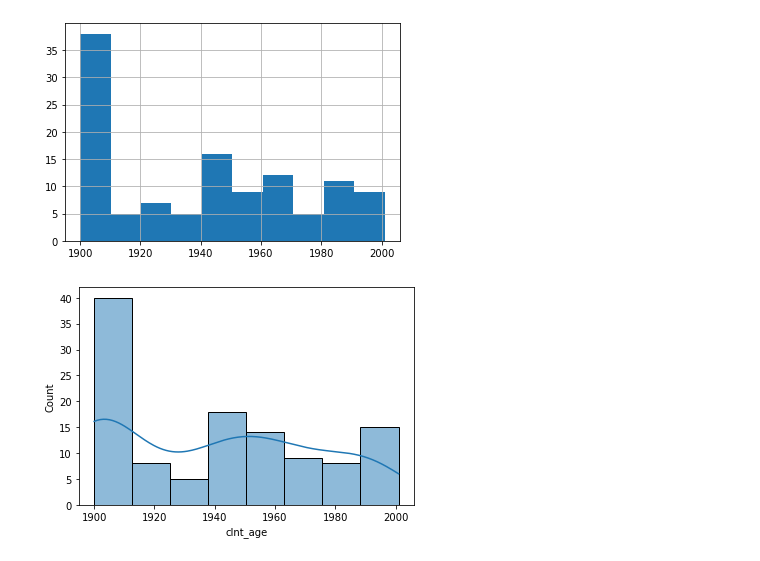
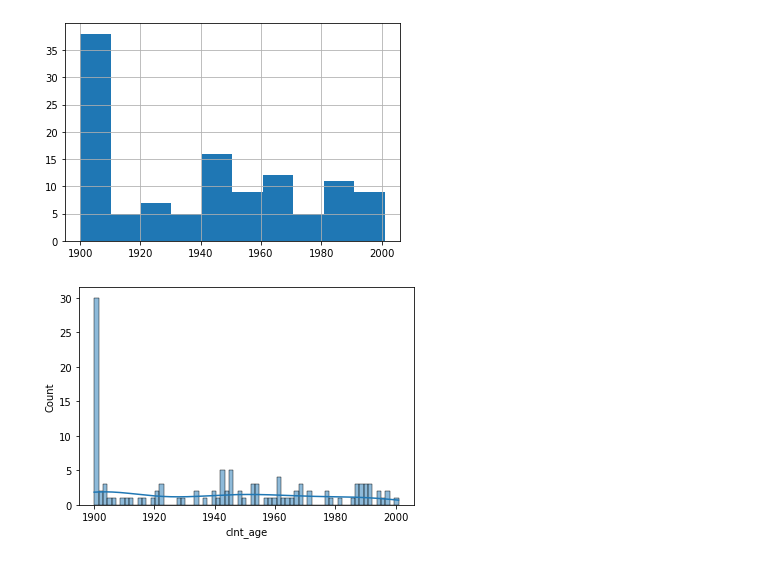
Before and after one commit to valpaq/some_competitions, a Jupyter notebook: ODS VTB/Untitled.ipynb, the cells around one changed output. Drawn from its saved outputs; the diff is of its cells as text; code cells hidden in the pictures.

```diff
--- a/ODS VTB/Untitled.ipynb
+++ b/ODS VTB/Untitled.ipynb
@@ -130,7 +130,7 @@ crm_data.loc[crm_data['clnt_age']>1700].clnt_age.hist()
 <AxesSubplot:>
 [figure]
 # %%
-sns.histplot(crm_data.loc[crm_data['clnt_age']>1700].clnt_age, kde=True)
+sns.histplot(crm_data.loc[crm_data['clnt_age']>1700].clnt_age, kde=True,bins=70)
 plt.show()
 # %% [output]
-[figure, old version]
+[figure, new version]
```
Also changed, not shown: parts of 42 cells of this notebook.
